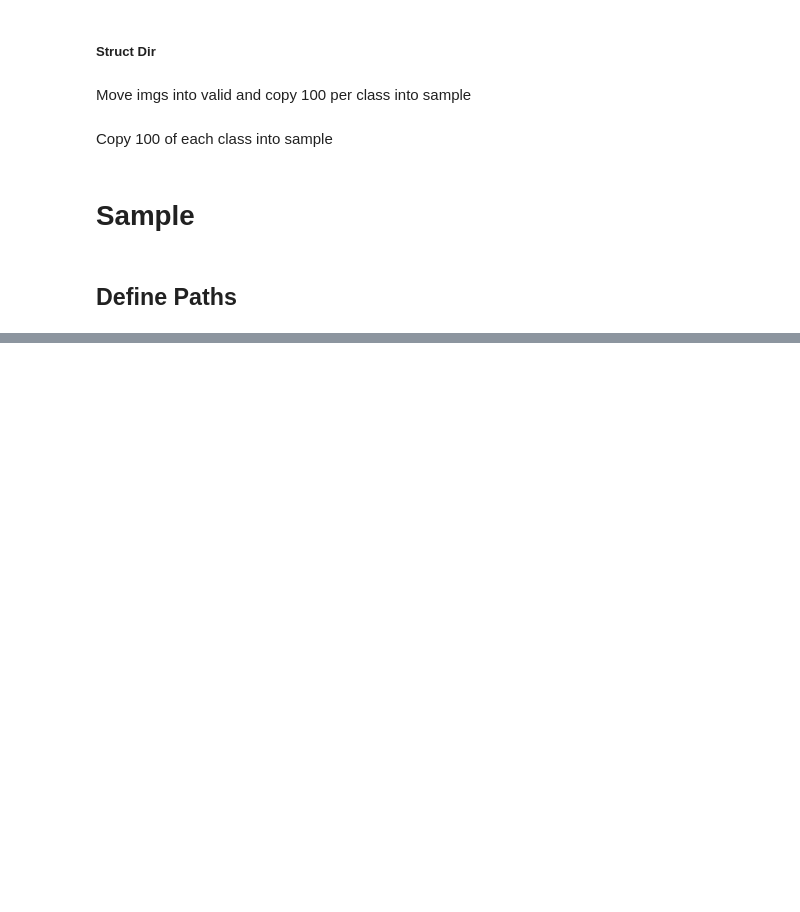
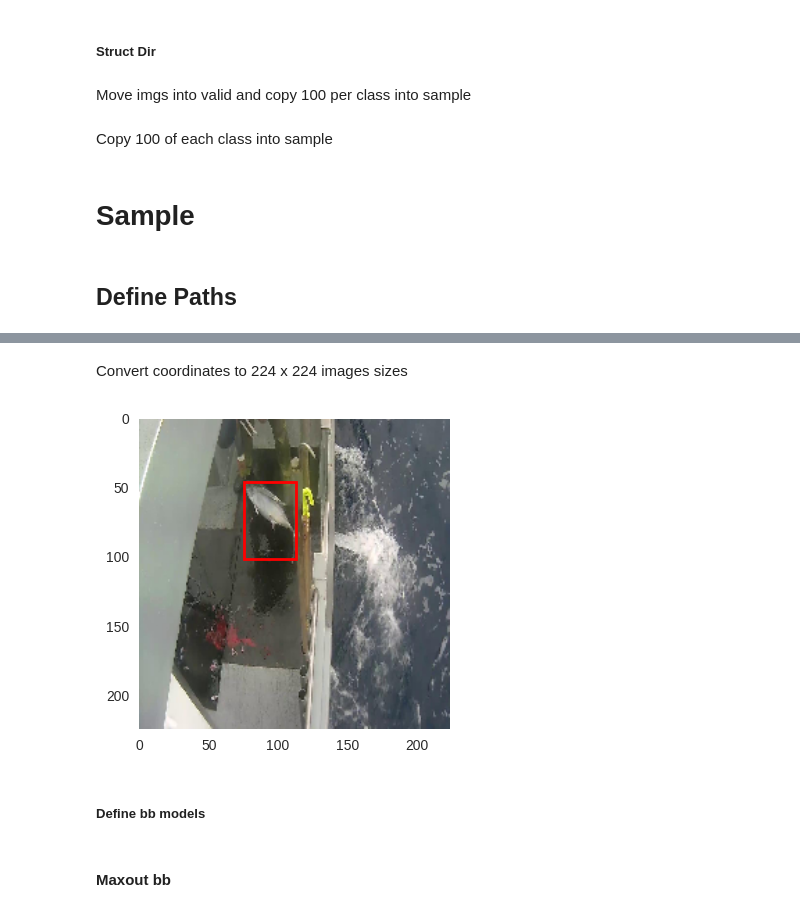
Before and after one commit to osheari1/fast_ai, a Jupyter notebook: lessons/lesson7.ipynb, the cells around one changed output, grey strips where cells are left out. Drawn from its saved outputs; the diff is of its cells as text; code cells hidden in the pictures; blank space fills up the shorter version.

```diff
--- a/lessons/lesson7.ipynb
+++ b/lessons/lesson7.ipynb
@@ -85,0 +564,36 @@ path_results = path_model + 'results/'
+# %%
+sizes_raw_train = [Image.open(jp(path, 'train', f)).size for f in filenames[0]]
+sizes_raw_valid = [Image.open(jp(path, 'valid', f)).size for f in filenames[1]]
+id2size = list(set(sizes_raw_train))
+size2id = {s: i for i, s in enumerate(id2size)}
+# %% [markdown]
+Convert coordinates to 224 x 224 images sizes
+# %%
+params_bb = ['height', 'width', 'x', 'y']
+def convert_bb(bb, size):
+    bb = [bb[p] for p in params_bb]
+    x_conv = (224 / size[0])
+    y_conv = (224 / size[1])
+    bb[0] = bb[0] * y_conv
+    bb[1] = bb[1] * x_conv
+    bb[2] = max(bb[2] * x_conv, 0)
+    bb[3] = max(bb[3] * y_conv, 0)
+    return bb
+# %%
+bbox_train = np.stack([convert_bb(bb[f], s) for f, s in zip(filenames_train, sizes_raw_train)]
+                     ).astype(np.float32)
+bbox_valid = np.stack([convert_bb(bb[f], s) for f, s in zip(filenames_valid, sizes_raw_valid)]
+                     ).astype(np.float32)
+# %%
+def create_rect(bb, color='red'):
+    return sns.plt.Rectangle((bb[2], bb[3]), bb[1], bb[0], color=color, fill=False, lw=2)
+def show_bb(i):
+    bb = bbox_valid[i]
+    utils.plot_img(data_valid[i])
+    sns.plt.gca().add_patch(create_rect(bb))
+# %%
+show_bb(1)
+# %% [output]
+[figure, added]
+# %% [markdown]
+##### Define bb models
@@ -85,0 +636,2 @@ path_results = path_model + 'results/'
+# %% [markdown]
+#### Maxout bb
```
Also changed, not shown: parts of 138 cells of this notebook, 3 other files.
